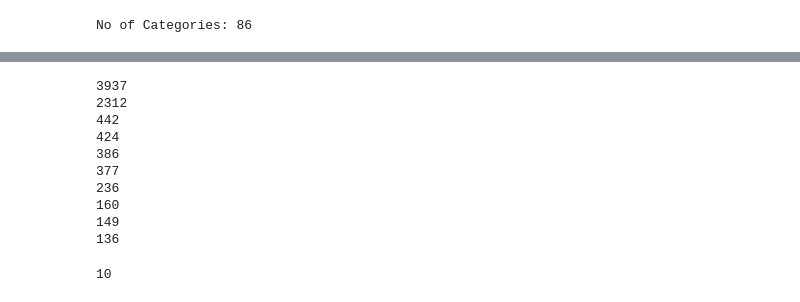
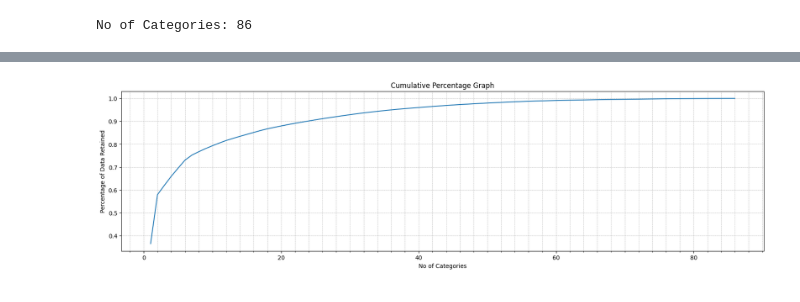
Before and after one commit to NevJay/NLP-Group-CW, a Jupyter notebook: Task_2/Reuters_Analysis.ipynb, the cells around one changed output, grey strips where cells are left out. Saved outputs shown, nothing was run; the diff lists cells and outputs as text; code cells hidden in the pictures.

```diff
--- a/Task_2/Reuters_Analysis.ipynb
+++ b/Task_2/Reuters_Analysis.ipynb
@@ -216,25 +213,11 @@ Total Token Count: 1446349
 #selects the top groups that contribute to 80% of the dataset
 
 total = 0
-count = 0
-for index,i in enumerate(counts):
+cumulative = []
+indices = []
+
+for index, i in enumerate(counts):
     total = total + i
-    if total/sum(counts) >= 0.8:
-        count = index
-        break
-    print(i)
+    data_percentage = total/sum(counts)
+    cumulative.append(data_percentage)
+    indices.append(index + 1)
-# %% [output]
-3937
-2312
-442
-424
-386
-377
-236
-160
-149
-136
-# %%
-count
-# %% [output]
-10
@@ -242,0 +224,11 @@ selected_cats = counts.index.to_list()[:10]
+# %%
+plt.figure(figsize=(20, 5))
+plt.plot(indices, cumulative)
+plt.title('Cumulative Percentage Graph')
+plt.xlabel('No of Categories')
+plt.ylabel('Percentage of Data Retained')
+plt.grid(True, which='both', linestyle='--', linewidth=0.5)
+plt.gca().xaxis.set_minor_locator(plt.MultipleLocator(2))
+plt.show()
+# %% [output]
+[figure, added]
```
Also changed, not shown: parts of 18 cells of this notebook, 1 other file.
